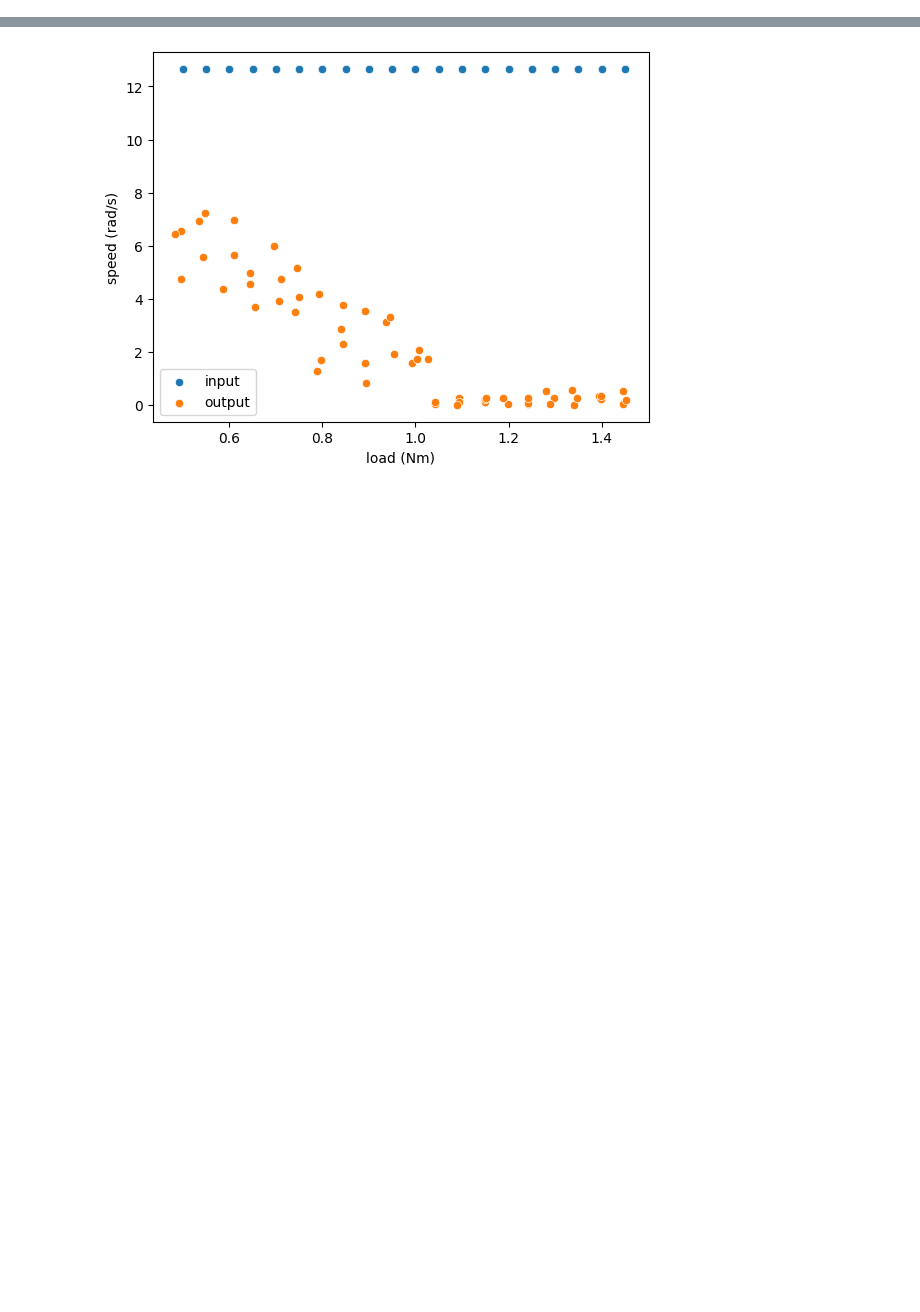
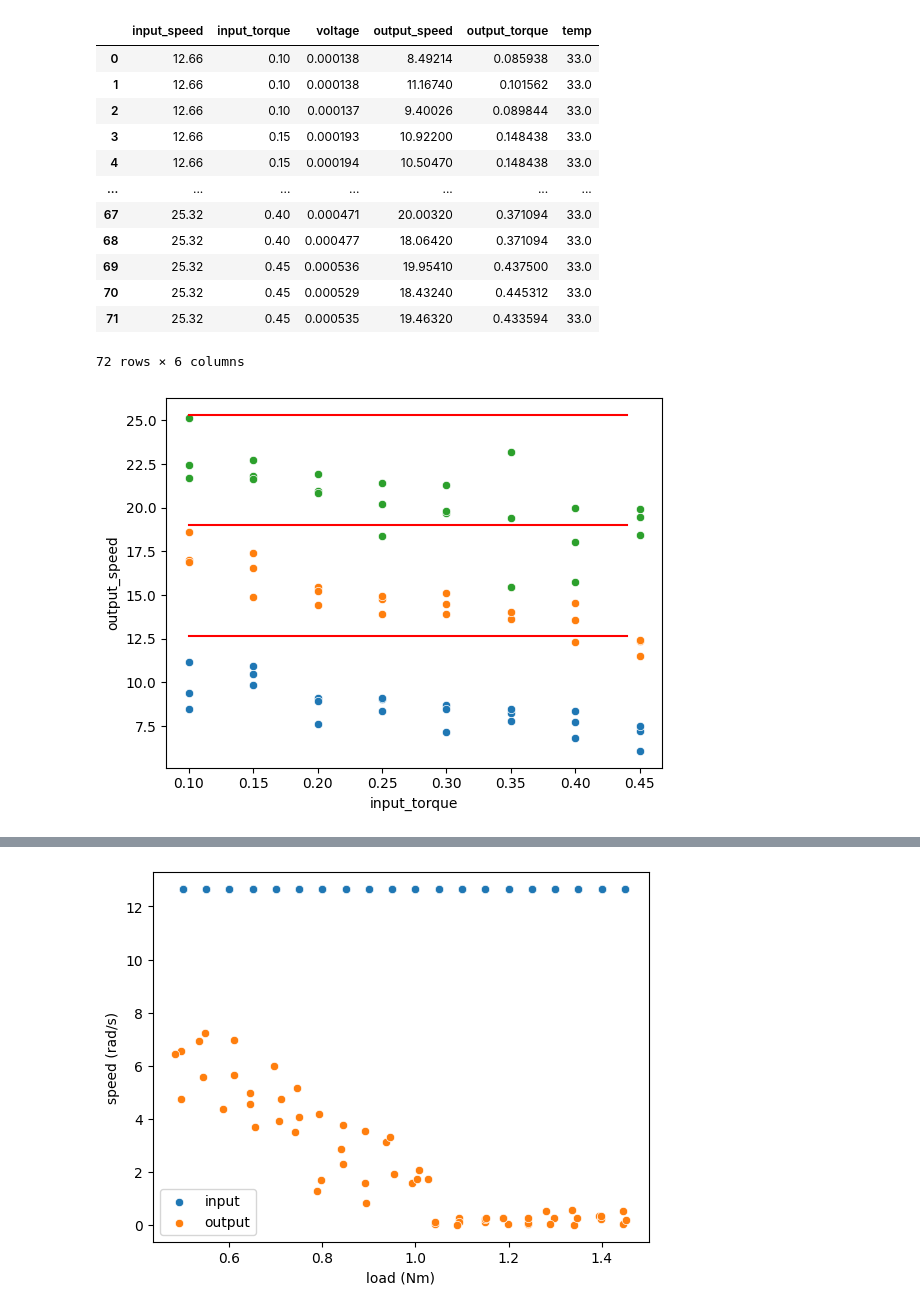
Before and after one commit to priest-yang/Motor-testing, a Jupyter notebook: data_analysis.ipynb, the cells around one changed output, grey strips where cells are left out. Drawn from its saved outputs; the diff is of its cells as text; code cells hidden in the pictures; blank space fills up the shorter version.

```diff
--- a/data_analysis.ipynb
+++ b/data_analysis.ipynb
@@ -18,0 +19,25 @@ plt.show()
+# %%
+def plot_group(df):
+    sns.scatterplot(data=df, x='input_torque', y='output_speed')
+    x = np.arange(df['input_torque'].min(), df['input_torque'].max(), 0.01)
+    y = df['input_speed'].iloc[0] * np.ones(len(x))
+    sns.lineplot(x=x, y=y, color='red')
+    return df
+
+motor_data['output_speed'] = abs(motor_data['output_speed'])
+motor_data.groupby('input_speed', as_index=False).apply(lambda x: plot_group(x))
+# %% [output]
+|  | input_speed | input_torque | voltage | output_speed | output_torque | temp |
+| 0 | 12.66 | 0.10 | 0.000138 | 8.49214 | 0.085938 | 33.0 |
+| 1 | 12.66 | 0.10 | 0.000138 | 11.16740 | 0.101562 | 33.0 |
+| 2 | 12.66 | 0.10 | 0.000137 | 9.40026 | 0.089844 | 33.0 |
+| 3 | 12.66 | 0.15 | 0.000193 | 10.92200 | 0.148438 | 33.0 |
+| 4 | 12.66 | 0.15 | 0.000194 | 10.50470 | 0.148438 | 33.0 |
+| ... | ... | ... | ... | ... | ... | ... |
+| 67 | 25.32 | 0.40 | 0.000471 | 20.00320 | 0.371094 | 33.0 |
+| 68 | 25.32 | 0.40 | 0.000477 | 18.06420 | 0.371094 | 33.0 |
+| 69 | 25.32 | 0.45 | 0.000536 | 19.95410 | 0.437500 | 33.0 |
+| 70 | 25.32 | 0.45 | 0.000529 | 18.43240 | 0.445312 | 33.0 |
+| 71 | 25.32 | 0.45 | 0.000535 | 19.46320 | 0.433594 | 33.0 |
+72 rows × 6 columns
+[figure, added]
```
Also changed, not shown: parts of 5 cells of this notebook, 3 other files.
